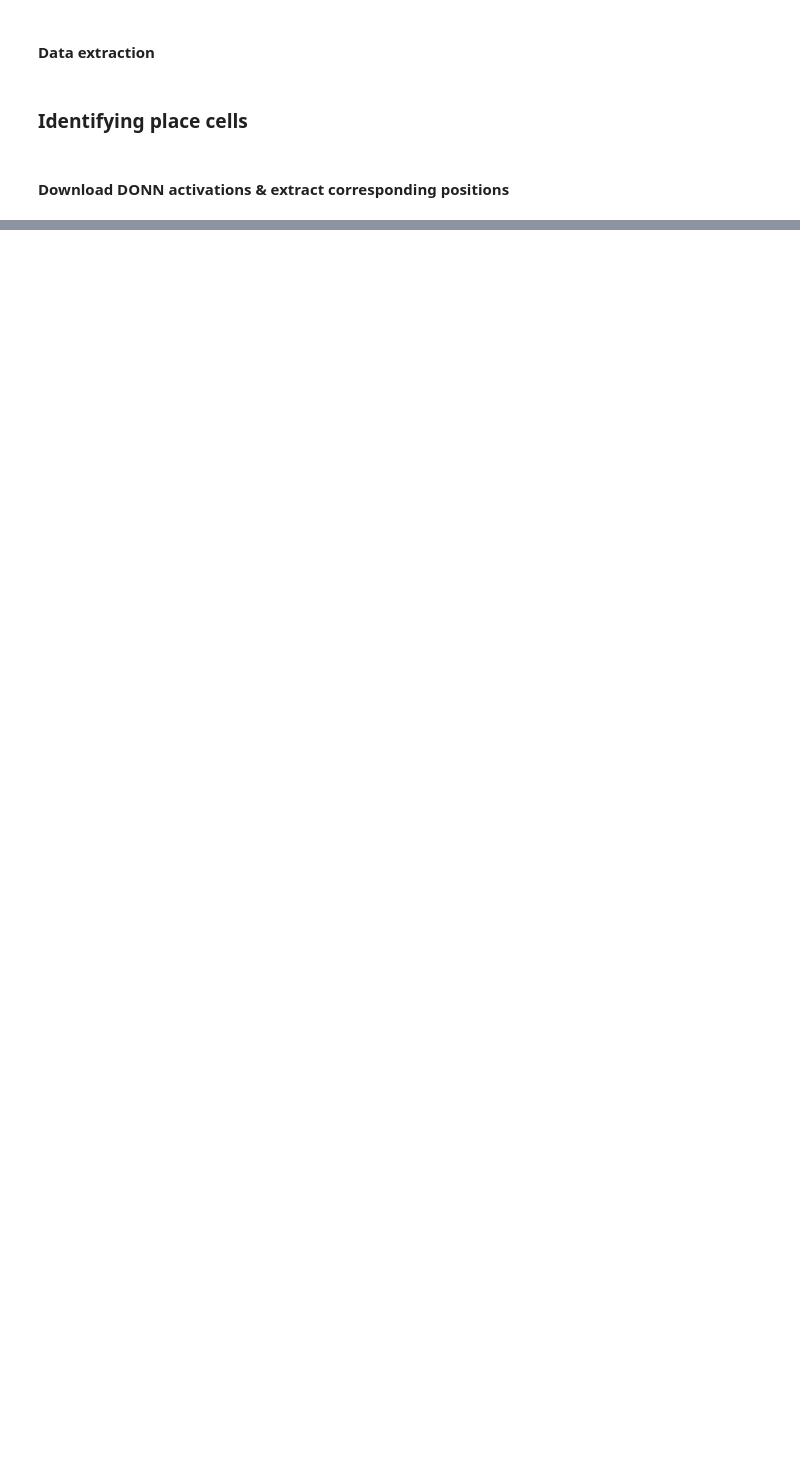
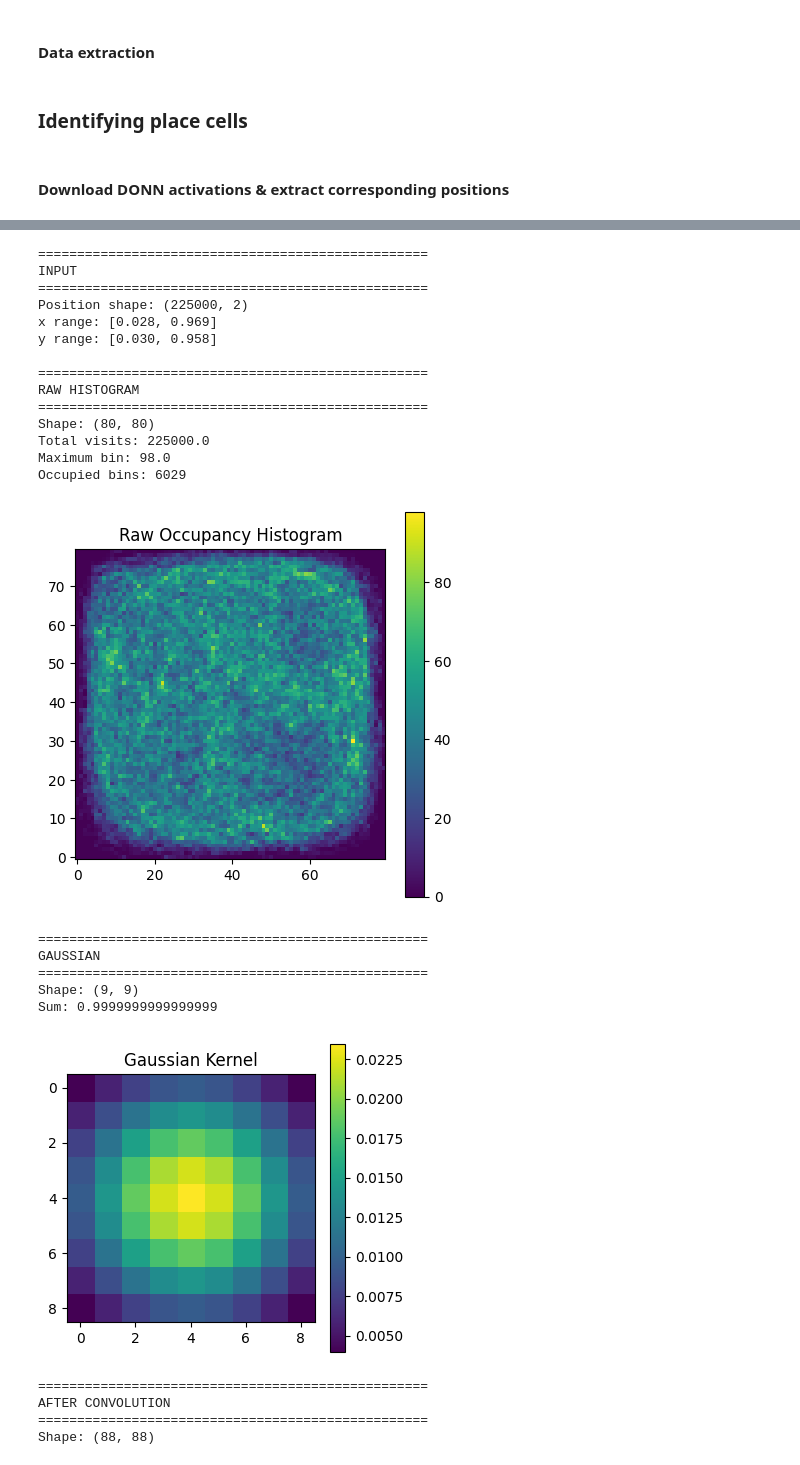
Before and after one commit to Sindhuramrutha/2d_hippocampal_cells, a Jupyter notebook: 2D-place-grid-cells/july-13-2d_place_cells_original copy.ipynb, the cells around one changed output, grey strips where cells are left out. Cells and saved outputs as stored; diff of their text form; code cells hidden in the pictures; blank space fills up the shorter version.

```diff
--- a/2D-place-grid-cells/july-13-2d_place_cells_original copy.ipynb
+++ b/2D-place-grid-cells/july-13-2d_place_cells_original copy.ipynb
@@ -469,0 +425,34 @@ Finite bins: 6085
+# %%
+# 3. Compute occupancy map
+occupancy_map = occupancy_map_func(
+    positions,
+    reso=40,
+    win_len=9,
+    debug=True,      # optional if you added the debug version
+)
+# %% [output]
+==================================================
+INPUT
+==================================================
+Position shape: (225000, 2)
+x range: [0.028, 0.969]
+y range: [0.030, 0.958]
+
+==================================================
+RAW HISTOGRAM
+==================================================
+Shape: (80, 80)
+Total visits: 225000.0
+Maximum bin: 98.0
+Occupied bins: 6029
+[figure, added]
+==================================================
+GAUSSIAN
+==================================================
+Shape: (9, 9)
+Sum: 0.9999999999999999
+[figure, added]
+==================================================
+AFTER CONVOLUTION
+==================================================
+Shape: (88, 88)
```
Also changed, not shown: parts of 7 cells of this notebook, 9 other files.
